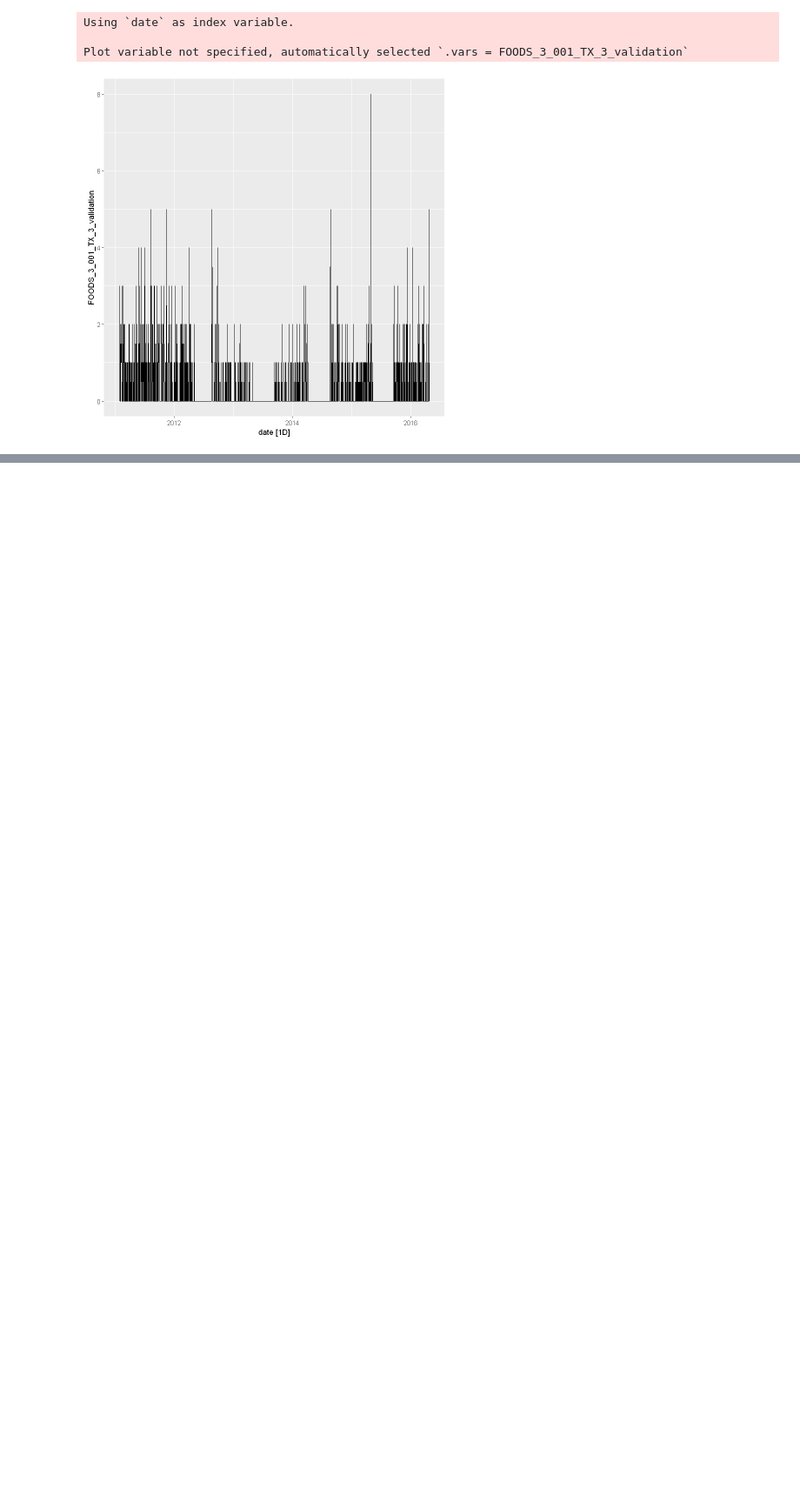
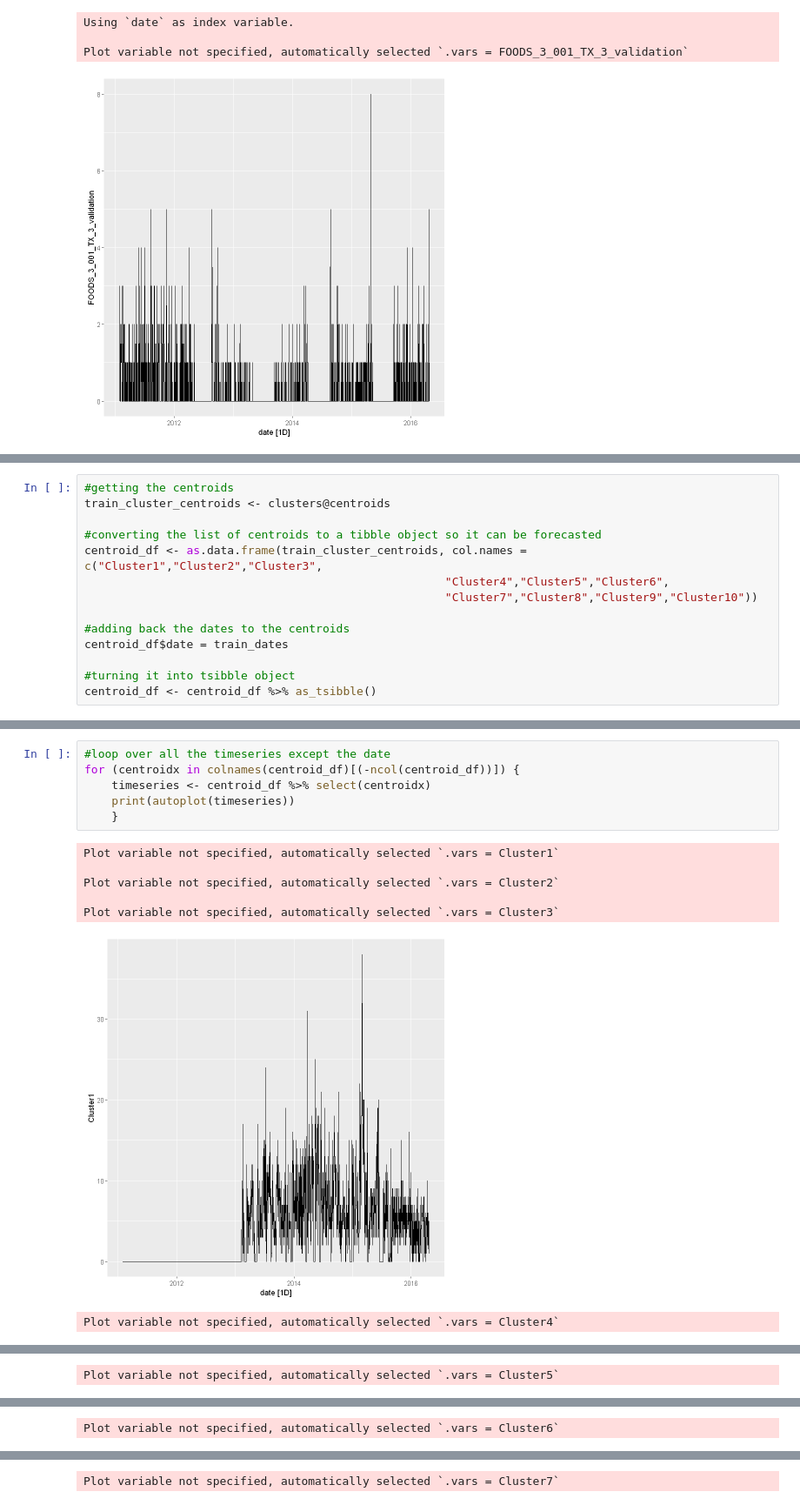
Before and after one commit to suvkp/Sales-Time-Series-Forecasting, a Jupyter notebook: EDA_Rick.ipynb, the cells around one changed output, grey strips where cells are left out. Shown: that part at 87% size. Cells and saved outputs as stored; diff of their text form; blank space fills up the shorter version.

```diff
--- a/EDA_Rick.ipynb
+++ b/EDA_Rick.ipynb
@@ -246,0 +232,14 @@ attr(,"series_id")
+# %%
+#getting the centroids
+train_cluster_centroids <- clusters@centroids
+
+#converting the list of centroids to a tibble object so it can be forecasted
+centroid_df <- as.data.frame(train_cluster_centroids, col.names = c("Cluster1","Cluster2","Cluster3",
+                                                     "Cluster4","Cluster5","Cluster6",
+                                                     "Cluster7","Cluster8","Cluster9","Cluster10"))
+
+#adding back the dates to the centroids
+centroid_df$date = train_dates
+
+#turning it into tsibble object
+centroid_df <- centroid_df %>% as_tsibble()
@@ -246,0 +250,14 @@ attr(,"series_id")
+# %%
+#loop over all the timeseries except the date
+for (centroidx in colnames(centroid_df)[(-ncol(centroid_df))]) {
+    timeseries <- centroid_df %>% select(centroidx)
+    print(autoplot(timeseries))
+    }
+# %% [output]
+Plot variable not specified, automatically selected `.vars = Cluster1`
+
+Plot variable not specified, automatically selected `.vars = Cluster2`
+
+Plot variable not specified, automatically selected `.vars = Cluster3`
+[figure, added]
+Plot variable not specified, automatically selected `.vars = Cluster4`
@@ -246,0 +265 @@ attr(,"series_id")
+Plot variable not specified, automatically selected `.vars = Cluster5`
@@ -246,0 +267 @@ attr(,"series_id")
+Plot variable not specified, automatically selected `.vars = Cluster6`
@@ -246,0 +269 @@ attr(,"series_id")
+Plot variable not specified, automatically selected `.vars = Cluster7`
```
Also changed, not shown: parts of 15 cells of this notebook.
